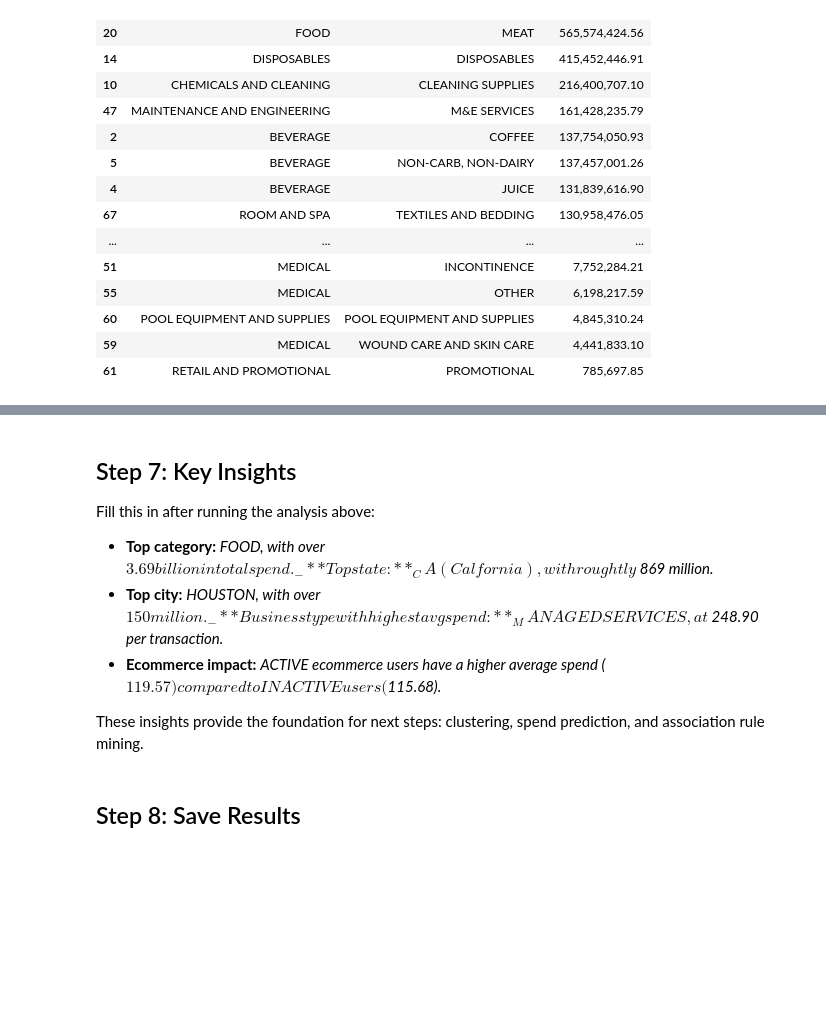
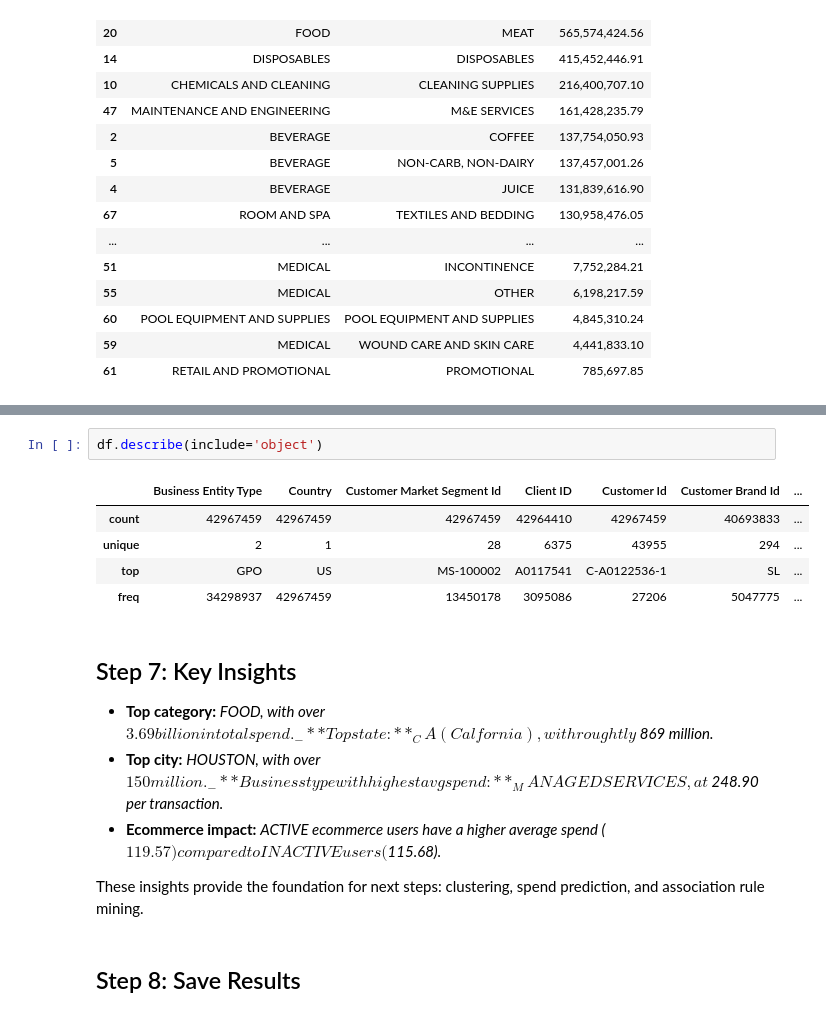
Before and after one commit to Jreed25/aramark-project, a Jupyter notebook: notebooks/eda1.ipynb, the cells around one changed output, grey strips where cells are left out. Saved outputs shown, nothing was run; the diff lists cells and outputs as text; blank space fills up the shorter version.

```diff
--- a/notebooks/eda1.ipynb
+++ b/notebooks/eda1.ipynb
@@ -402,7 +425,14 @@ display(top_cat2.rename(columns={SPEND_COL: 'Total Spend (USD)'}))
+# %%
+df.describe(include='object')
+# %% [output]
+|  | Business Entity Type | Country | Customer Market Segment Id | Client ID | Customer Id | Customer Brand Id | ... |
+| count | 42967459 | 42967459 | 42967459 | 42964410 | 42967459 | 40693833 | ... |
+| unique | 2 | 1 | 28 | 6375 | 43955 | 294 | ... |
+| top | GPO | US | MS-100002 | A0117541 | C-A0122536-1 | SL | ... |
+| freq | 34298937 | 42967459 | 13450178 | 3095086 | 27206 | 5047775 | ... |
 # %% [markdown]
 ## Step 7: Key Insights
 
-Fill this in after running the analysis above:
 
 - **Top category:** _FOOD, with over $3.69 billion in total spend._
 - **Top state:** _CA (Calfornia), with roughtly $869 million._
```
Also changed, not shown: parts of 2 cells of this notebook.
